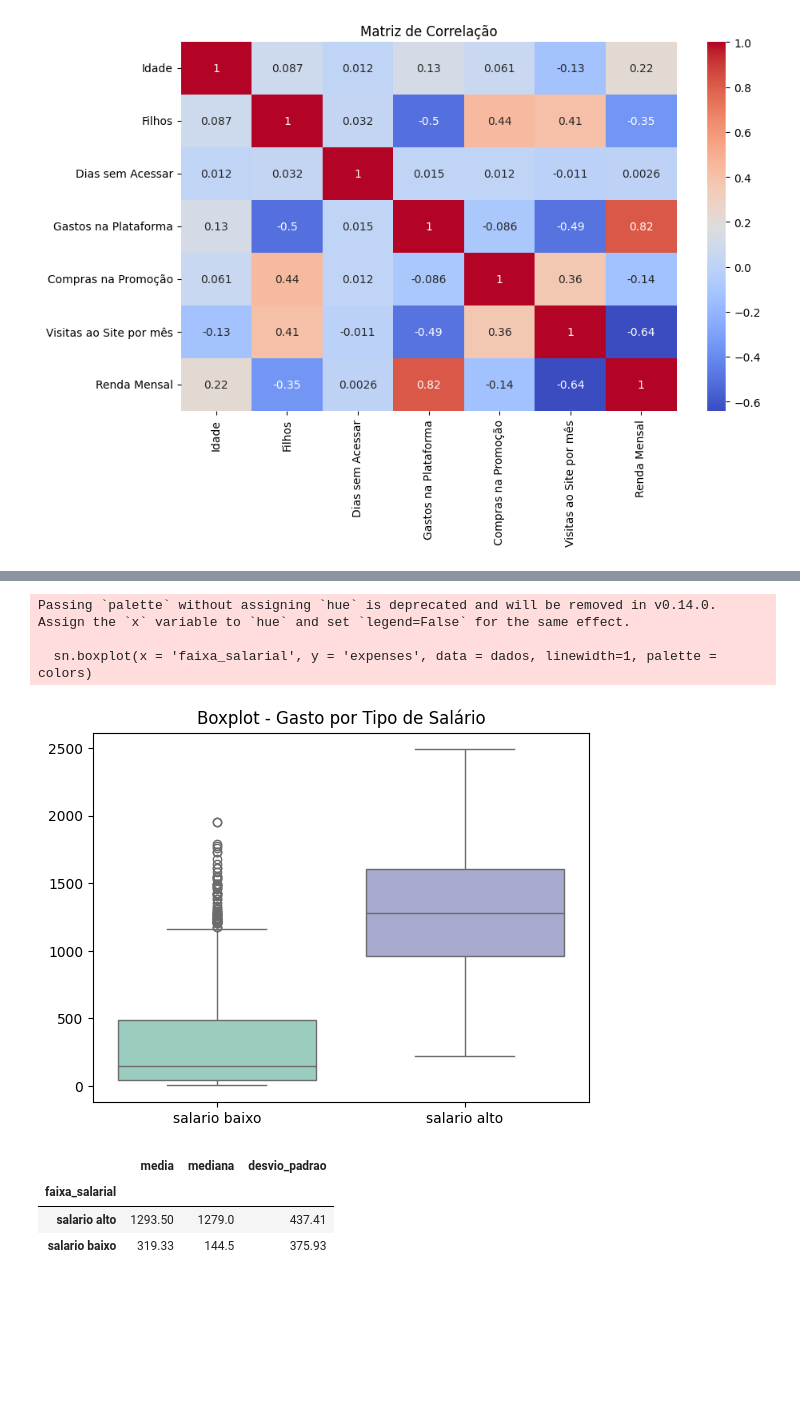
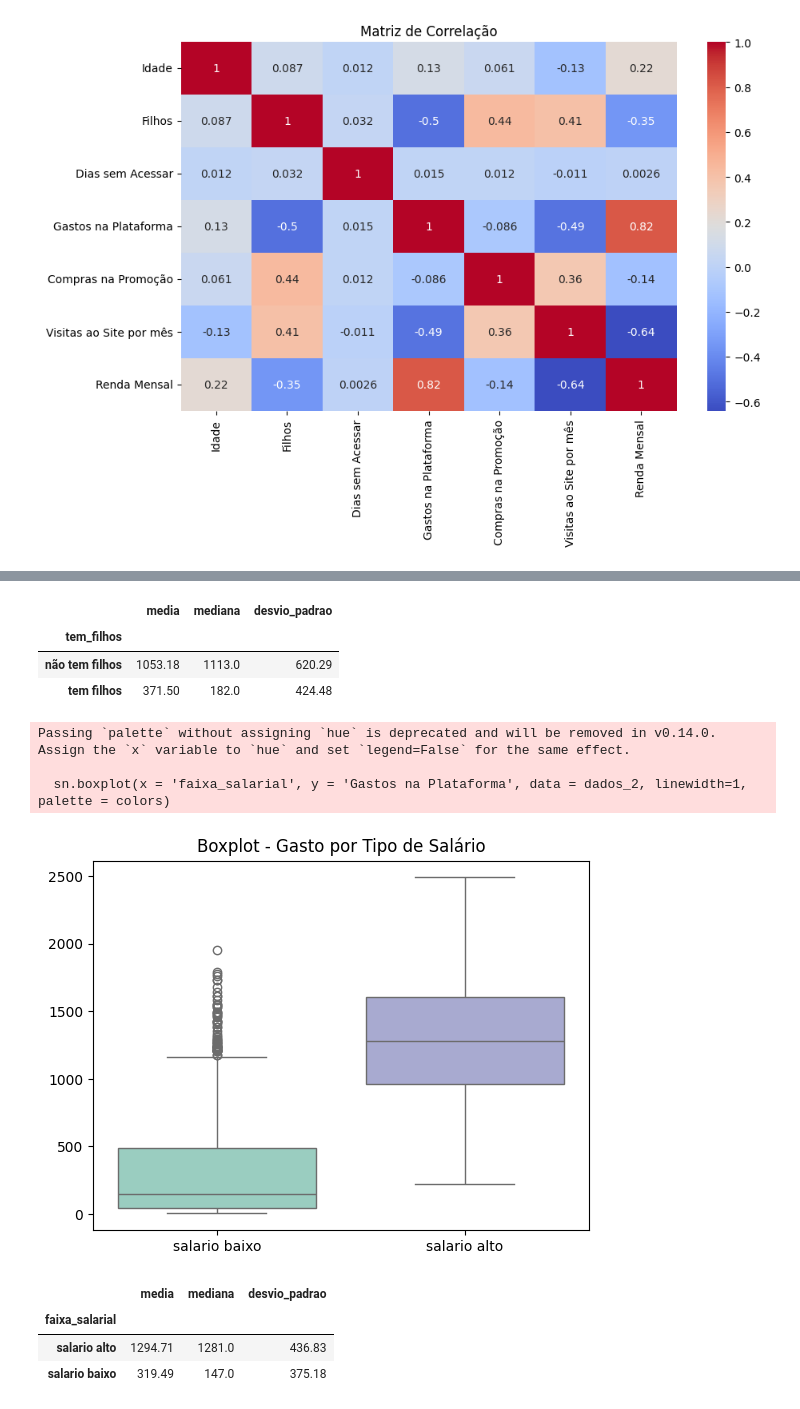
Before and after one commit to thais01fernandes/estat_analises, a Jupyter notebook: descritiva/analise_ifood.ipynb, the cells around one changed output, grey strips where cells are left out. Drawn from its saved outputs; the diff is of its cells as text; code cells hidden in the pictures; blank space fills up the shorter version.

```diff
--- a/descritiva/analise_ifood.ipynb
+++ b/descritiva/analise_ifood.ipynb
@@ -17,7 +31,7 @@ from matplotlib.ticker import FuncFormatter
 # %%
 # baixando os dados
 
-dados = pd.read_csv("/Users/thaisfernandespereira/Documents/estat_analises/descritiva/mkt_data.csv")
+dados = pd.read_csv("/Users/thaisfernandespereira/Documents/estat_analises/descritiva/dados/mkt_data.csv")
 # %%
 # dando uma olhada nas colunas e primeiras linhas dos dados
 
@@ -337,3 +398,23 @@ dados_1['engajamento'] = dados_1['Visitas ao Site por mês'].apply(engajamento)
 # %%
-dados.groupby('marital_status')['kids'].agg(media= 'mean', mediana='median', desvio_padrao='std' ).round(2)
+# Quem gasta mais casados ou solteiros?
+
+def estado_civil(marital_status):
+    if marital_status in ['Divorced', 'Single', 'Widow']:
+        return 'Solteiro'
+    elif marital_status == 'Married':
+        return 'Casado'
+    else:
+        return 'Casado'
+
+dados_2['estado_civil'] = dados_2['Estado Civil'].apply(estado_civil)
+
+
+colors = "#92d5c4", "#a1a4d7"
+
+sn.boxplot(x = 'estado_civil', y = 'Gastos na Plataforma', data = dados_2, linewidth=1, palette = colors)
+plt.ylabel('')
+plt.xlabel('')
+plt.title('Boxplot - Gasto por Tipo de Cliente: Estado Civil')
+
+plt.show()
 # %% [output]
@@ -347,11 +434,11 @@ dados.groupby('marital_status')['kids'].agg(media= 'mean', mediana='median', des
 # %%
 # As pessoas gastam mais ou menos em nossa plataforma quando têm filhos?
 
-dados['tem_filhos'] = np.where(dados['kids'] == 0, 'não tem filhos', 'tem filhos')
+dados_2['tem_filhos'] = np.where(dados_2['Filhos'] == 0, 'não tem filhos', 'tem filhos')
 
 colors = "#92d5c4", "#a1a4d7"
 
-sn.boxplot(x = 'tem_filhos', y = 'expenses', data = dados, linewidth=1, palette = colors)
+sn.boxplot(x = 'tem_filhos', y = 'Gastos na Plataforma', data = dados_2, linewidth=1, palette = colors)
 plt.ylabel('')
 plt.xlabel('')
 plt.title('Boxplot - Gasto por Tipo de Cliente: com e sem filhos')
@@ -365,15 +452,24 @@ Passing `palette` without assigning `hue` is deprecated and will be removed in v
+# %%
+# Filhos e gastos
+
+dados_2.groupby('tem_filhos')['Gastos na Plataforma'].agg(media= 'mean', mediana='median', desvio_padrao='std' ).round(2)
+# %% [output]
+|  | media | mediana | desvio_padrao |
+| tem_filhos |  |  |  |
+| não tem filhos | 1053.18 | 1113.0 | 620.29 |
+| tem filhos | 371.50 | 182.0 | 424.48 |
 # %%
 # Pessoas que têm um maior salário gastam mais?
 
-q3 = dados['renda_mensal'].quantile(0.75)
+q3 = dados_2['Renda Mensal'].quantile(0.75)
 
-dados['faixa_salarial'] = dados['renda_mensal'].apply(lambda x: 'salario alto' if x > q3 else 'salario baixo')
+dados_2['faixa_salarial'] = dados_2['Renda Mensal'].apply(lambda x: 'salario alto' if x > q3 else 'salario baixo')
 
-dados['faixa_salarial'].value_counts()
+dados_2['faixa_salarial'].value_counts()
 
 colors = "#92d5c4", "#a1a4d7"
 
-sn.boxplot(x = 'faixa_salarial', y = 'expenses', data = dados, linewidth=1, palette = colors)
+sn.boxplot(x = 'faixa_salarial', y = 'Gastos na Plataforma', data = dados_2, linewidth=1, palette = colors)
 plt.ylabel('')
 plt.xlabel('')
 plt.title('Boxplot - Gasto por Tipo de Salário')
@@ -382,12 +478,14 @@ plt.show()
 # %% [output]
 Passing `palette` without assigning `hue` is deprecated and will be removed in v0.14.0. Assign the `x` variable to `hue` and set `legend=False` for the same effect.
 
-  sn.boxplot(x = 'faixa_salarial', y = 'expenses', data = dados, linewidth=1, palette = colors)
+  sn.boxplot(x = 'faixa_salarial', y = 'Gastos na Plataforma', data = dados_2, linewidth=1, palette = colors)
 [figure]
 # %%
-dados.groupby('faixa_salarial')['expenses'].agg(media= 'mean', mediana='median', desvio_padrao='std' ).round(2)
+# Faixa salarial e gastos na plataforma
+
+dados_2.groupby('faixa_salarial')['Gastos na Plataforma'].agg(media= 'mean', mediana='median', desvio_padrao='std' ).round(2)
 # %% [output]
 |  | media | mediana | desvio_padrao |
 | faixa_salarial |  |  |  |
-| salario alto | 1293.50 | 1279.0 | 437.41 |
-| salario baixo | 319.33 | 144.5 | 375.93 |
+| salario alto | 1294.71 | 1281.0 | 436.83 |
+| salario baixo | 319.49 | 147.0 | 375.18 |
```
Also changed, not shown: parts of 27 cells of this notebook, 5 other files.
